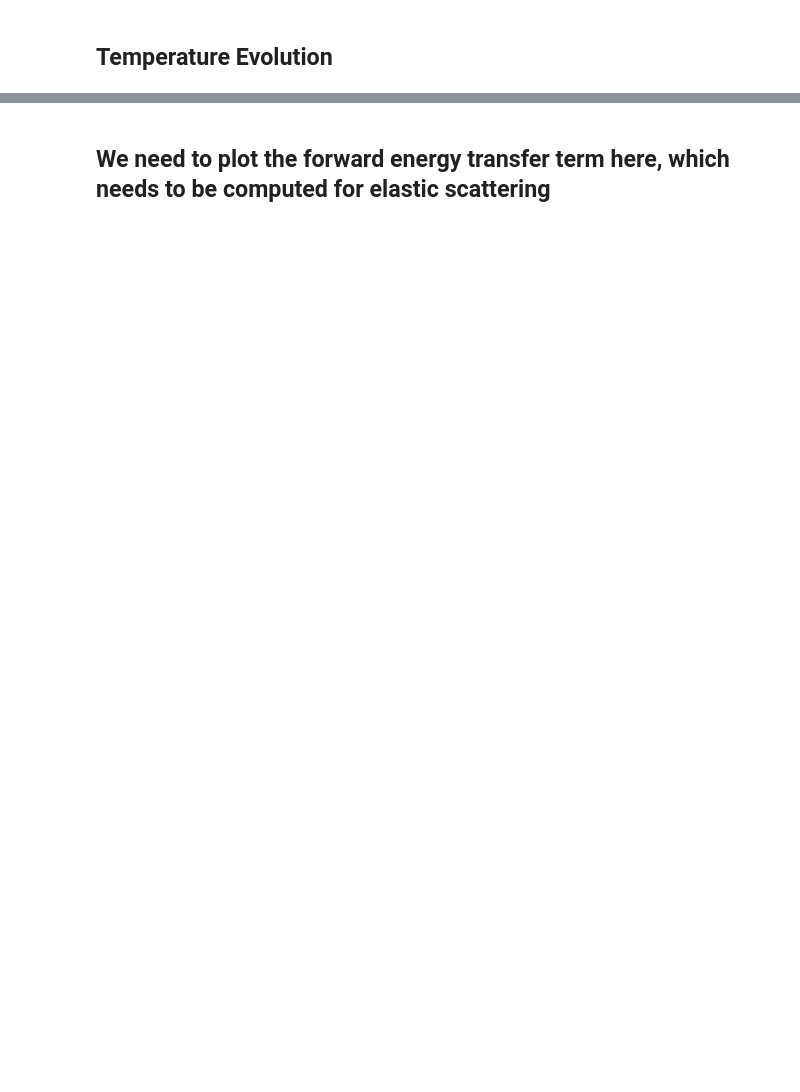
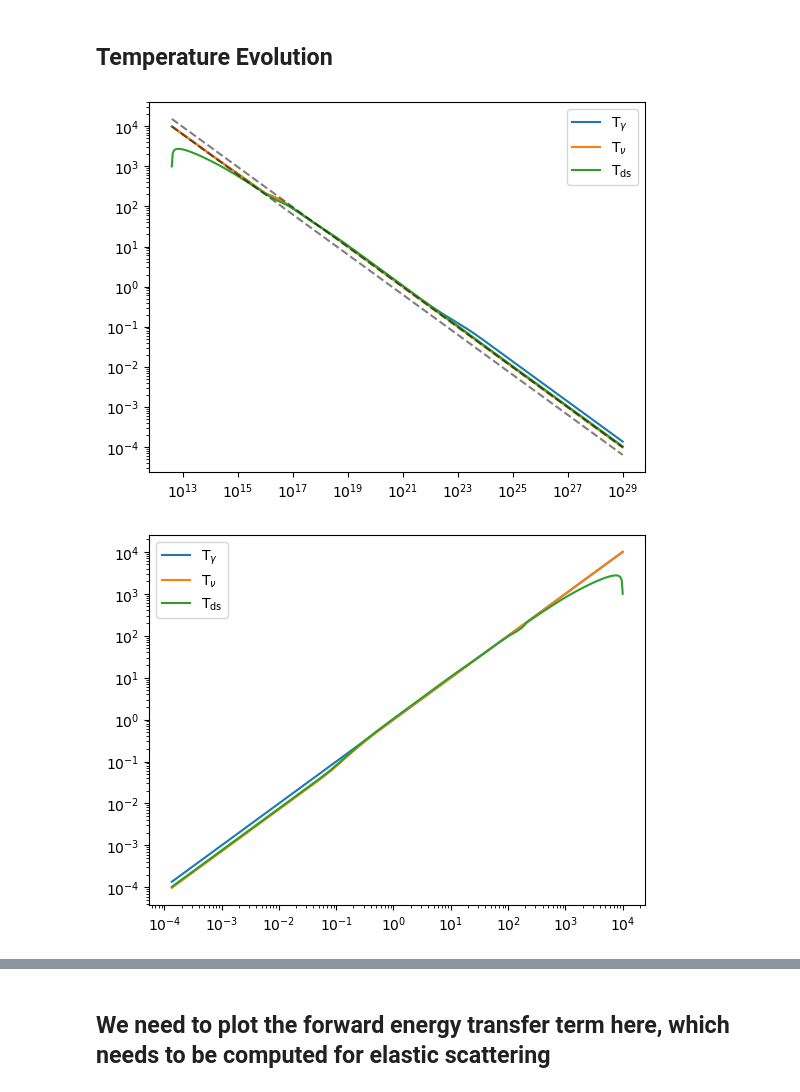
Before and after one commit to Duncan-Adams/mcp_boltzmann, a Jupyter notebook: notebooks/mcp_boltzmann_solver.ipynb, the cells around one changed output, grey strips where cells are left out. Cells and saved outputs as stored; diff of their text form; code cells hidden in the pictures; blank space fills up the shorter version.

```diff
--- a/notebooks/mcp_boltzmann_solver.ipynb
+++ b/notebooks/mcp_boltzmann_solver.ipynb
@@ -174,6 +169,8 @@ plt.show()
 # %%
 sol_bsm = Boltz.solve_boltzmann_eq(T_gamma_0, T_nu_0, T_DS_0)
 
-T_gam_final = sol_bsm.y[0][-1]
-T_nu_final = sol_bsm.y[1][-1]
-T_ds_final = sol_bsm.y[2][-1]
+time_bsm = sol_bsm[0]
+T_gam_bsm = sol_bsm[1]
+T_nu_bsm = sol_bsm[2]
+T_dark_bsm = sol_bsm[3]
+sf_bsm = sol_bsm[4]
@@ -208,32 +200,35 @@ plt.xscale('log')
 # %% [markdown]
 ## Temperature Evolution
 # %%
-plt.plot(sol_bsm.t, sol_bsm.y[0], label=r'T$_\gamma$')
-plt.plot(sol_bsm.t, sol_bsm.y[1], label=r'T$_{\nu}$')
-plt.plot(sol_bsm.t, sol_bsm.y[2], label=r'T$_{\rm ds}$')
+plt.plot(time_bsm, T_gam_bsm, label=r'T$_\gamma$')
+plt.plot(time_bsm, T_nu_bsm, label=r'T$_{\nu}$')
+plt.plot(time_bsm, T_dark_bsm, label=r'T$_{\rm ds}$')
 
-plt.plot(sol_bsm.t, sol_bsm.y[0][0]*np.sqrt(sol_bsm.t[0]/sol_bsm.t), linestyle='dashed', color='black', alpha=0.5)
-plt.plot(sol_bsm.t, sol_bsm.y[1][-1]*np.sqrt(sol_bsm.t[-1]/sol_bsm.t), linestyle='dashed', color='black', alpha=0.5)
+plt.plot(time_bsm, T_gam_bsm[0]*np.sqrt(time_bsm[0]/time_bsm), linestyle='dashed', color='black', alpha=0.5)
+plt.plot(time_bsm, T_nu_bsm[-1]*np.sqrt(time_bsm[-1]/time_bsm), linestyle='dashed', color='black', alpha=0.5)
 
 plt.yscale('log')
 plt.xscale('log')
 
 plt.legend()
 
 plt.show()
 
 
-plt.plot(sol_bsm.y[0], sol_bsm.y[0], label=r'T$_\gamma$')
-plt.plot(sol_bsm.y[0], sol_bsm.y[1], label=r'T$_{\nu}$')
-plt.plot(sol_bsm.y[0], sol_bsm.y[2], label=r'T$_{\rm ds}$')
+plt.plot(T_gam_bsm, T_gam_bsm, label=r'T$_\gamma$')
+plt.plot(T_gam_bsm, T_nu_bsm, label=r'T$_{\nu}$')
+plt.plot(T_gam_bsm, T_dark_bsm, label=r'T$_{\rm ds}$')
 
 
 plt.yscale('log')
 plt.xscale('log')
 
 plt.legend()
 
 plt.show()
+# %% [output]
+[figure, added]
+[figure, added]
 # %%
 fig3_1311_2600_Td_by_Tgam = load_csv('../input/fig/1311.2600_fig3_left_Td_by_Tgam.csv')
 # %%
```
Also changed, not shown: parts of 35 cells of this notebook, 27 other files.
